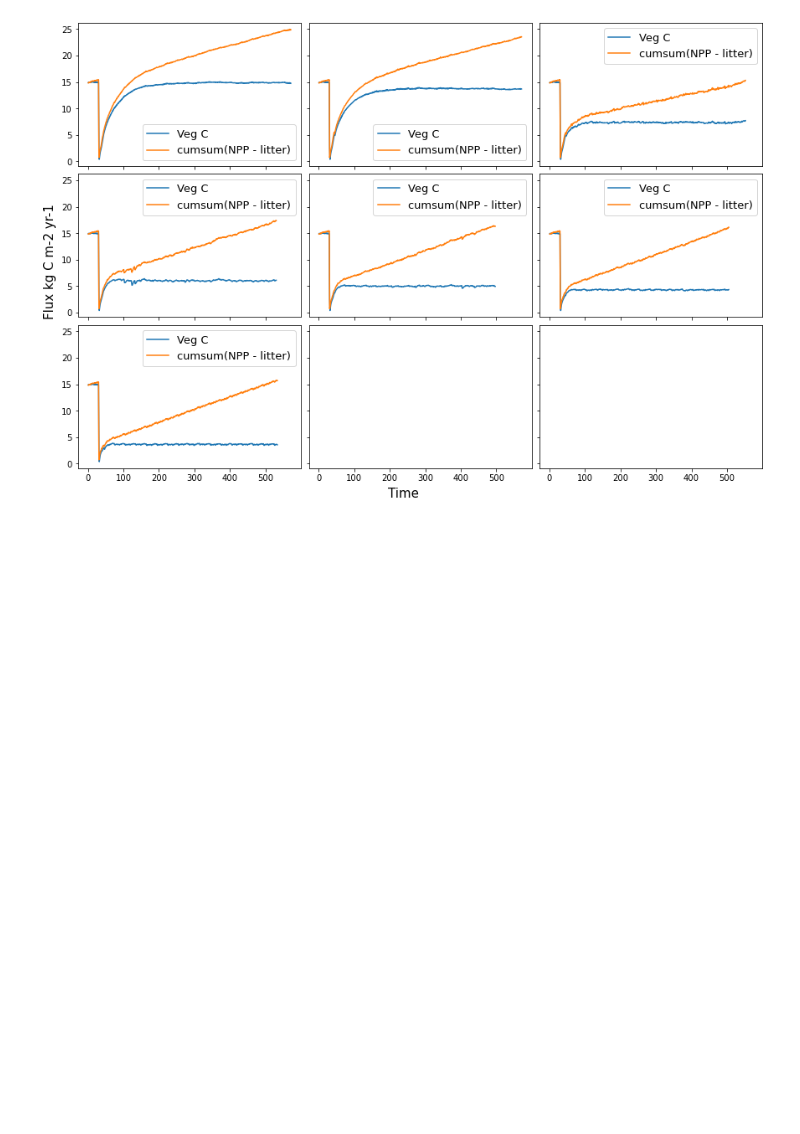
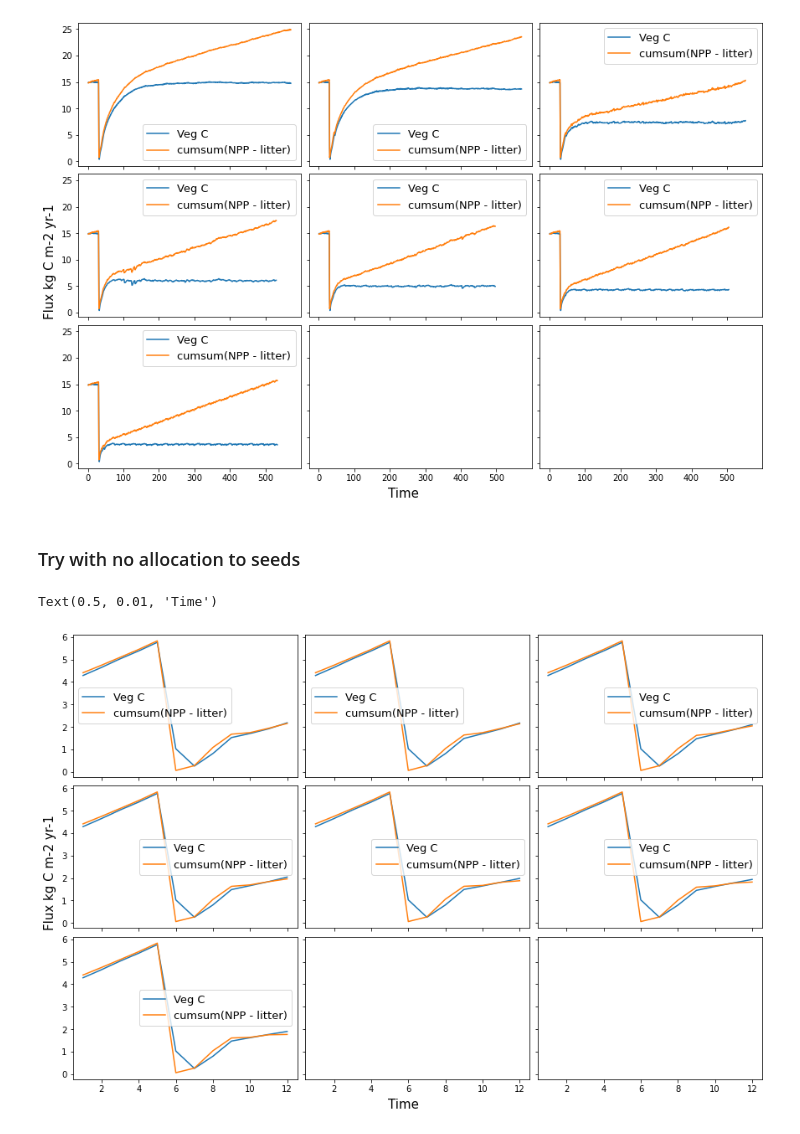
Before and after one commit to JessicaNeedham/FATES-plotting-scripts, a Jupyter notebook: Cbudget_jun10.ipynb, the cells around one changed output. Drawn from its saved outputs; the diff is of its cells as text; code cells hidden in the pictures; blank space fills up the shorter version.

Commit message:
update - no recruit plots

```diff
--- a/Cbudget_jun10.ipynb
+++ b/Cbudget_jun10.ipynb
@@ -199,3 +199,5 @@ fig1.supxlabel('Time', fontsize=15)
 # %% [output]
 Text(0.5, 0.01, 'Time')
 [figure]
+# %% [markdown]
+### Try with no allocation to seeds
@@ -201,0 +212,48 @@ Text(0.5, 0.01, 'Time')
+# %%
+nyears = int(len(fates_runs[0].variables['time'])/12)
+tave_start = (nyears-5)
+tave_stop = nyears
+
+cohort_size_bins = fates_runs[0].variables['fates_levscls']
+patch_age_bins = fates_runs[0].variables['fates_levage'][:]
+nsizebins = len(cohort_size_bins)
+
+# when saving outputs we convert from monthly to annual and use 0-450 as start and stop
+time = fates_runs[0].variables['time'] / 365.
+start_time=0
+stop_time = 450
+time =  time[0:stop_time]
+# %%
+fig1, axs = plt.subplots(nrows=3,ncols=3, figsize=(12,8), constrained_layout=True, sharex=True, sharey=True)
+axs=axs.flatten()
+
+for i in range(0,ninst):
+
+    # out
+    litter_in = monthly_to_annual(fates_runs[i].FATES_LITTER_IN) * 86400 * 365
+    seed_decay = monthly_to_annual(fates_runs[i].FATES_SEED_DECAY_EL.sum(dim='fates_levelem')) * 86400 * 365
+
+    # in
+    npp = monthly_to_annual(fates_runs[i].FATES_NPP) * 86400 * 365
+
+    # net change
+    net = np.cumsum(npp - litter_in - seed_decay)
+
+    # cveg
+    cveg_mon  = fates_runs[i].FATES_VEGC_PF.sum(dim='fates_levpft') + fates_runs[i].FATES_SEED_BANK
+    cveg_init = cveg_mon[0]
+    cveg = monthly_to_annual(cveg_mon)
+
+    nyears = int(len(fates_runs[i].variables['time'])/12)
+    time = np.linspace(1,nyears,nyears)
+
+    axs[i].plot(time, cveg, label = 'Veg C')
+    axs[i].plot(time, net + cveg_init, label = 'cumsum(NPP - litter)')
+    axs[i].legend(fontsize=13)
+    #axs[i].set_xlim(0,120)
+
+fig1.supylabel('Flux kg C m-2 yr-1', fontsize=15)
+fig1.supxlabel('Time', fontsize=15)
+# %% [output]
+Text(0.5, 0.01, 'Time')
+[figure, added]
```
Also changed, not shown: parts of 2 cells of this notebook.
